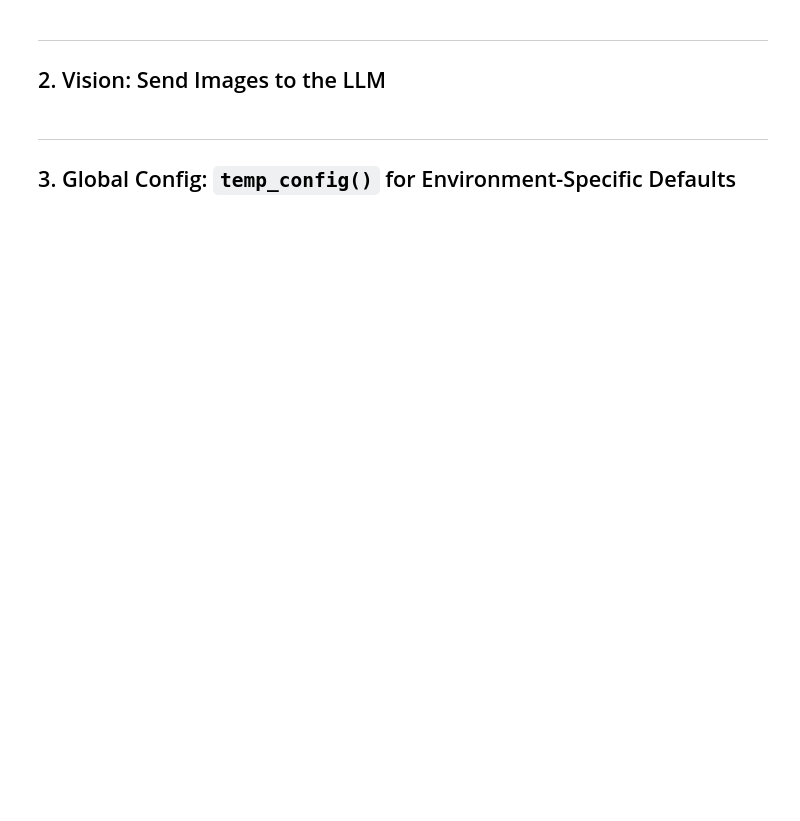
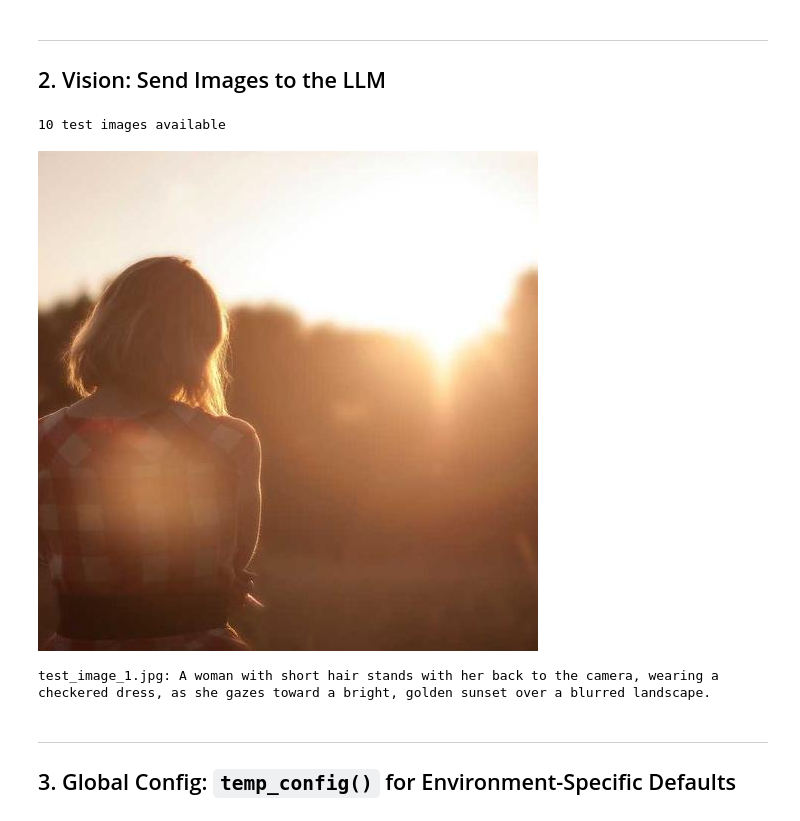
Before and after one commit to adivekar-utexas/slowburn, a Jupyter notebook: demos/Demo.ipynb, the cells around one changed output. Cells and saved outputs as stored; diff of their text form; code cells hidden in the pictures; blank space fills up the shorter version.

```diff
--- a/demos/Demo.ipynb
+++ b/demos/Demo.ipynb
@@ -17,4 +17,7 @@ This notebook demonstrates SlowBurn end-to-end:
 # %%
+import nest_asyncio
+nest_asyncio.apply()
+
 import os, sys, time
 from pathlib import Path
 from dotenv import load_dotenv
@@ -24,16 +27,18 @@ load_dotenv(Path("../.env"))
 
 if os.getenv("OPENROUTER_API_KEY"):
     API_KEY = os.getenv("OPENROUTER_API_KEY")
-    FAST_MODEL = "openrouter/google/gemini-2.0-flash-001"
-    AGENT_MODEL = "openrouter/z-ai/glm-4.5-air"  # cheap + good at tool calling
-else:
+    FAST_MODEL = "openrouter/google/gemini-3.1-flash-lite-preview"  # Supports vision
+    AGENT_MODEL = "openrouter/z-ai/glm-4.5-air"  # Good at tool calling
+elif os.getenv("OPENAI_API_KEY", ""):
     API_KEY = os.getenv("OPENAI_API_KEY", "")
     FAST_MODEL = "gpt-4o-mini"
     AGENT_MODEL = "gpt-4o-mini"
+else:
+    raise RuntimeError("No key set! Make sure you cloned .env.example into a .env file")
 
 # Add src/ to path so imports work from the notebook
 sys.path.insert(0, str(Path("../src").resolve()))
 
 print(f"Fast model:  {FAST_MODEL}")
 print(f"Agent model: {AGENT_MODEL}")
-print(f"API key:     {'loaded' if API_KEY else 'MISSING'}")
+print(f"API key:     {'Loaded' if API_KEY else 'MISSING'}")
@@ -46,17 +55,19 @@ from slowburn import create_llm
 llm = create_llm(
     model=FAST_MODEL,
     api_key=API_KEY,
-    budget_usd=1.00,
-    window="hourly",
-    max_tokens=200,
+    budget_usd=0.1,  # 10 cents per minute
+    window="minutely",
+    max_tokens=600,
     temperature=0.3,
 )
 
+example_prompt = "Explain what backpressure means in distributed systems, in two sentences."
 result = llm.call_llm(
-    prompt="Explain what backpressure means in distributed systems, in two sentences.",
+    prompt=example_prompt
 ).result(timeout=30.0)
 
-print(result)
+print(f"Question: {example_prompt}")
+print(f"Ans: \n{result}")
 
 reporter = llm.get_reporter().result(timeout=5.0)
 print(f"\nCost: ${reporter.total_cost():.6f}")
@@ -82,16 +170,22 @@ print(f"\n3 concurrent calls in {elapsed:.1f}s")
 ---
 ## 2. Vision: Send Images to the LLM
 # %%
+from IPython.display import display, Image
+
 image_dir = Path("../tests/fixtures/images")
 test_images = sorted(image_dir.glob("test_image_*.jpg"))
 print(f"{len(test_images)} test images available")
 
+display(Image(test_images[0]))
 desc = llm.call_llm(
     prompt="Describe this image in one detailed sentence.",
-    images=[test_images[6]],  # coffee mug on red background
-).result(timeout=30.0)
-
-print(f"\n{test_images[6].name}: {desc}")
+    images=[test_images[0]],  # gravel road
+).result(timeout=60.0)
+print(f"\n{test_images[0].name}: {desc}")
+# %% [output]
+10 test images available
+[figure, added]
+test_image_1.jpg: A woman with short hair stands with her back to the camera, wearing a checkered dress, as she gazes toward a bright, golden sunset over a blurred landscape.
 # %%
 llm.stop()  # done with quick-start worker
 # %% [markdown]
```
Also changed, not shown: parts of 9 cells of this notebook, 4 other files.
